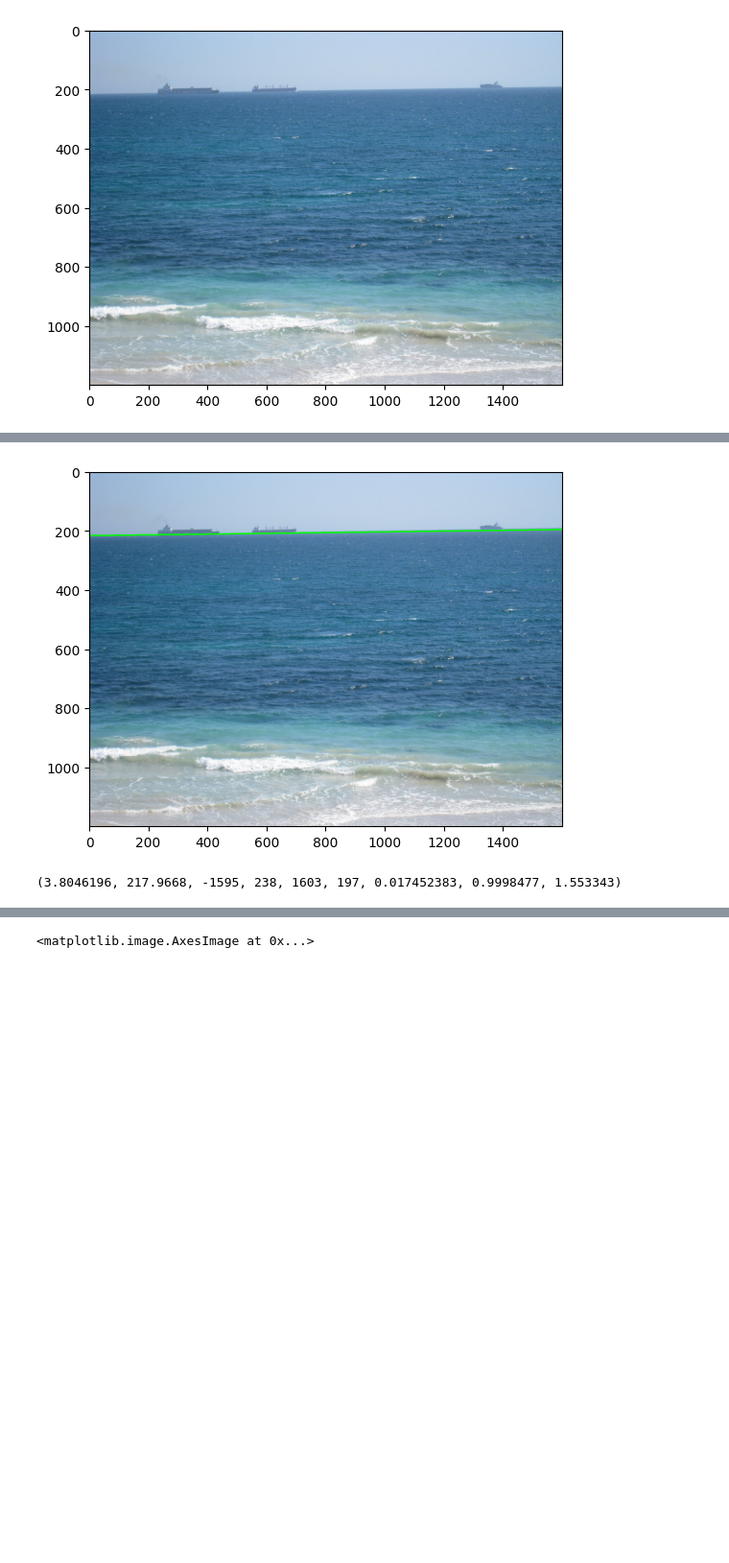
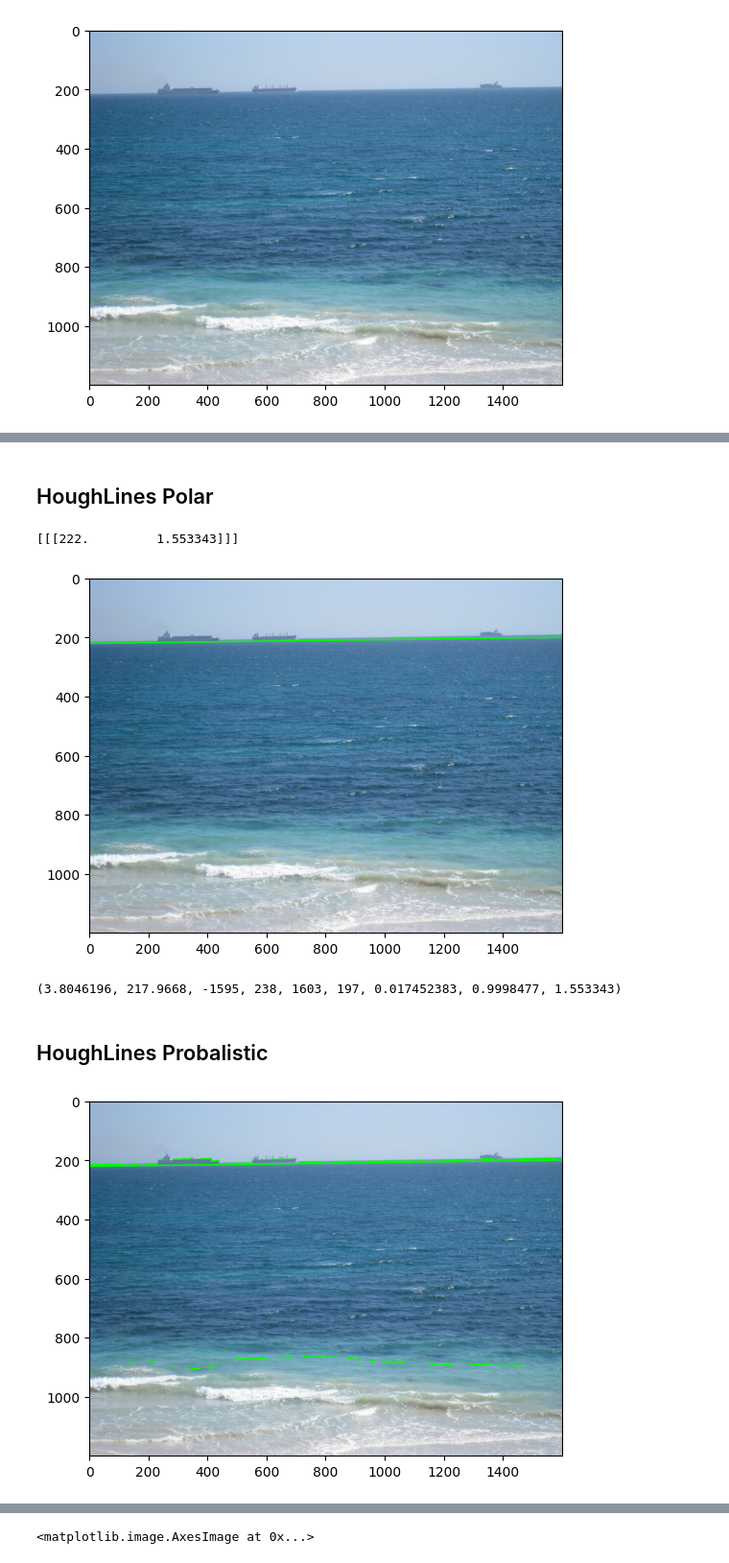
Before and after one commit to indigoYoshimaru/viact-cv-test, a Jupyter notebook: research.ipynb, the cells around one changed output, grey strips where cells are left out. Shown at 96% size. Cells and saved outputs as stored; diff of their text form; code cells hidden in the pictures; blank space fills up the shorter version.

```diff
--- a/research.ipynb
+++ b/research.ipynb
@@ -25,25 +45,51 @@ cv2_imshow(image)
+# %% [markdown]
+## HoughLines Polar
 # %%
-gray = cv2.cvtColor(image, cv2.COLOR_BGR2GRAY)
-edges = cv2.Canny(gray, 50, 150, apertureSize=3)
+
 lines = cv2.HoughLines(edges, 1, np.pi / 180, 200)
 
-line = lines[0]
-rho, theta = line[0][0], line[0][1]
-cos_theta = np.cos(theta)
-sin_theta = np.sin(theta)
-x0 = cos_theta * rho
-y0 = sin_theta * rho
-x1 = int(x0 + image.shape[1] * (-sin_theta))
-y1 = int(y0 + image.shape[0] * (cos_theta))
-x2 = int(x0 - image.shape[1] * (-sin_theta))
-y2 = int(y0 - image.shape[0] * (cos_theta))
+print(lines)
+# line = lines[0]
+for line in lines:
+    rho, theta = line[0][0], line[0][1]
+    # if theta < np.pi / 4 or theta > 3 * np.pi / 4:
+    #     continue  # Ignore vertical lines
 
-cv2.line(image, (x1, y1), (x2, y2), (0, 255, 0), 3)
+    cos_theta = np.cos(theta)
+    sin_theta = np.sin(theta)
+    x0 = cos_theta * rho
+    y0 = sin_theta * rho
+    x1 = int(x0 + image.shape[1] * (-sin_theta))
+    y1 = int(y0 + image.shape[0] * (cos_theta))
+    x2 = int(x0 - image.shape[1] * (-sin_theta))
+    y2 = int(y0 - image.shape[0] * (cos_theta))
+        # Calculate the length of the line
+        # length = abs(x2 - x1)
 
-cv2_imshow(image)
+        # # Update the best line if this one is longer
+        # if length > max_length:
+        #     max_length = length
+    # best_line = (x1, y1),(x2, y2)
+
+    new_img = cv2.line(image, (x1, y1), (x2,y2), (0, 255, 0), 3)
+
+cv2_imshow(new_img)
 # %% [output]
+[[[222.         1.553343]]]
 [figure]
 # %%
 x0, y0, x1, y1, x2, y2, cos_theta, sin_theta, theta
 # %% [output]
 (3.8046196, 217.9668, -1595, 238, 1603, 197, 0.017452383, 0.9998477, 1.553343)
+# %% [markdown]
+## HoughLines Probalistic
+# %%
+
+
+lines = cv2.HoughLinesP(edges, 1, np.pi / 180, 50, )
+for line in lines:
+    x1, y1, x2, y2 = line[0]
+    new_img = cv2.line(image, (x1, y1), (x2,y2), (0, 255, 0), 3)
+cv2_imshow(new_img)
+# %% [output]
+[figure, added]
```
Also changed, not shown: parts of 7 cells of this notebook.
